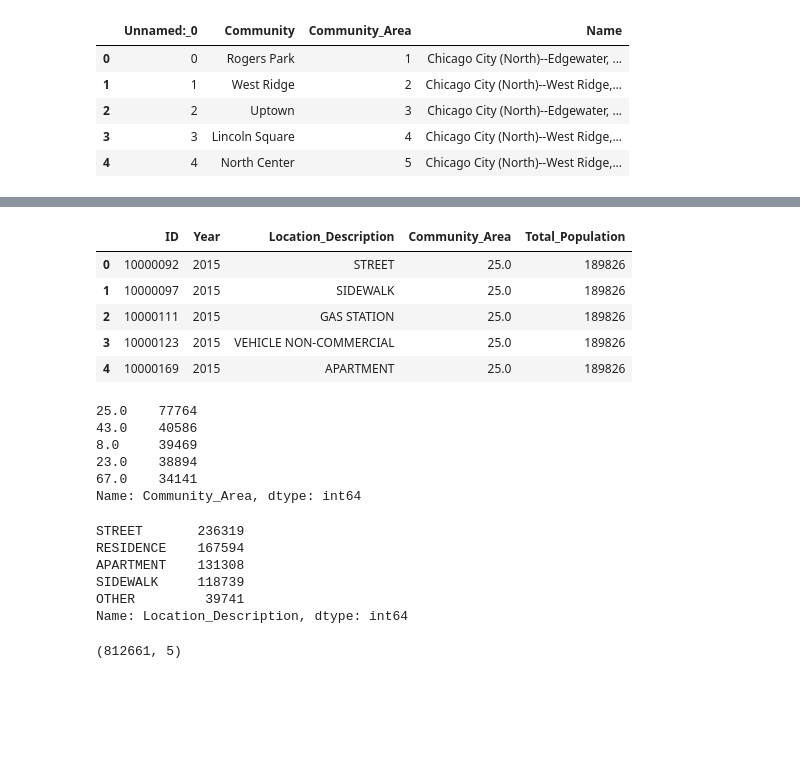
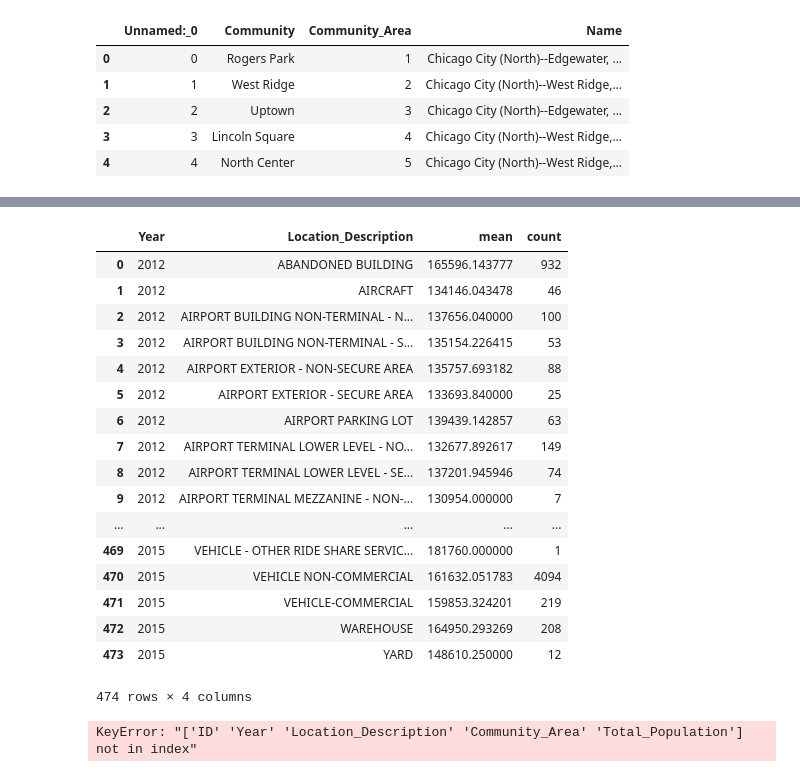
Before and after one commit to MariaSorensen/Colorama, a Jupyter notebook: usingAnAPI.ipynb, the cells around one changed output, grey strips where cells are left out. Cells and saved outputs as stored; diff of their text form; code cells hidden in the pictures; blank space fills up the shorter version.

```diff
--- a/usingAnAPI.ipynb
+++ b/usingAnAPI.ipynb
@@ -132,36 +132,30 @@ data.head()
 | 2 | 10000111 | 2015 | GAS STATION | 25.0 | 25 | Austin | Chicago City (West)--Austin, Belm... | ... |
 | 3 | 10000123 | 2015 | VEHICLE NON-COMMERCIAL | 25.0 | 25 | Austin | Chicago City (West)--Austin, Belm... | ... |
 | 4 | 10000169 | 2015 | APARTMENT | 25.0 | 25 | Austin | Chicago City (West)--Austin, Belm... | ... |
+# %%
+data.reset_index()
+# %% [output]
+|  | Year | Location_Description | mean | count |
+| 0 | 2012 | ABANDONED BUILDING | 165596.143777 | 932 |
+| 1 | 2012 | AIRCRAFT | 134146.043478 | 46 |
+| 2 | 2012 | AIRPORT BUILDING NON-TERMINAL - N... | 137656.040000 | 100 |
+| 3 | 2012 | AIRPORT BUILDING NON-TERMINAL - S... | 135154.226415 | 53 |
+| 4 | 2012 | AIRPORT EXTERIOR - NON-SECURE AREA | 135757.693182 | 88 |
+| 5 | 2012 | AIRPORT EXTERIOR - SECURE AREA | 133693.840000 | 25 |
+| 6 | 2012 | AIRPORT PARKING LOT | 139439.142857 | 63 |
+| 7 | 2012 | AIRPORT TERMINAL LOWER LEVEL - NO... | 132677.892617 | 149 |
+| 8 | 2012 | AIRPORT TERMINAL LOWER LEVEL - SE... | 137201.945946 | 74 |
+| 9 | 2012 | AIRPORT TERMINAL MEZZANINE - NON-... | 130954.000000 | 7 |
+| ... | ... | ... | ... | ... |
+| 469 | 2015 | VEHICLE - OTHER RIDE SHARE SERVIC... | 181760.000000 | 1 |
+| 470 | 2015 | VEHICLE NON-COMMERCIAL | 161632.051783 | 4094 |
+| 471 | 2015 | VEHICLE-COMMERCIAL | 159853.324201 | 219 |
+| 472 | 2015 | WAREHOUSE | 164950.293269 | 208 |
+| 473 | 2015 | YARD | 148610.250000 | 12 |
+474 rows × 4 columns
 # %%
 #alright, all that looks good.  I'll pull out the headers that I want
 data=data[["ID", "Year", "Location_Description", "Community_Area", "Total_Population"]]
-data.head()
+data.shape
 # %% [output]
-|  | ID | Year | Location_Description | Community_Area | Total_Population |
-| 0 | 10000092 | 2015 | STREET | 25.0 | 189826 |
-| 1 | 10000097 | 2015 | SIDEWALK | 25.0 | 189826 |
-| 2 | 10000111 | 2015 | GAS STATION | 25.0 | 189826 |
-| 3 | 10000123 | 2015 | VEHICLE NON-COMMERCIAL | 25.0 | 189826 |
-| 4 | 10000169 | 2015 | APARTMENT | 25.0 | 189826 |
+KeyError: "['ID' 'Year' 'Location_Description' 'Community_Area' 'Total_Population'] not in index"
-# %%
-# get top community areas
-caco=data["Community_Area"].value_counts()
-caco.head()
-# %% [output]
-25.0    77764
-43.0    40586
-8.0     39469
-23.0    38894
-67.0    34141
-Name: Community_Area, dtype: int64
-# %%
-# get top location descriptions
-lcco=data["Location_Description"].value_counts()
-lcco.head()
-# %% [output]
-STREET       236319
-RESIDENCE    167594
-APARTMENT    131308
-SIDEWALK     118739
-OTHER         39741
-Name: Location_Description, dtype: int64
@@ -175,5 +161,0 @@ Community_Area=['25', '43', '8', '23', '67']
-# %%
-datas=data[~data.Community_Area.isin(Community_Area)]
-datas.shape
-# %% [output]
-(812661, 5)
```
Also changed, not shown: parts of 6 cells of this notebook.
